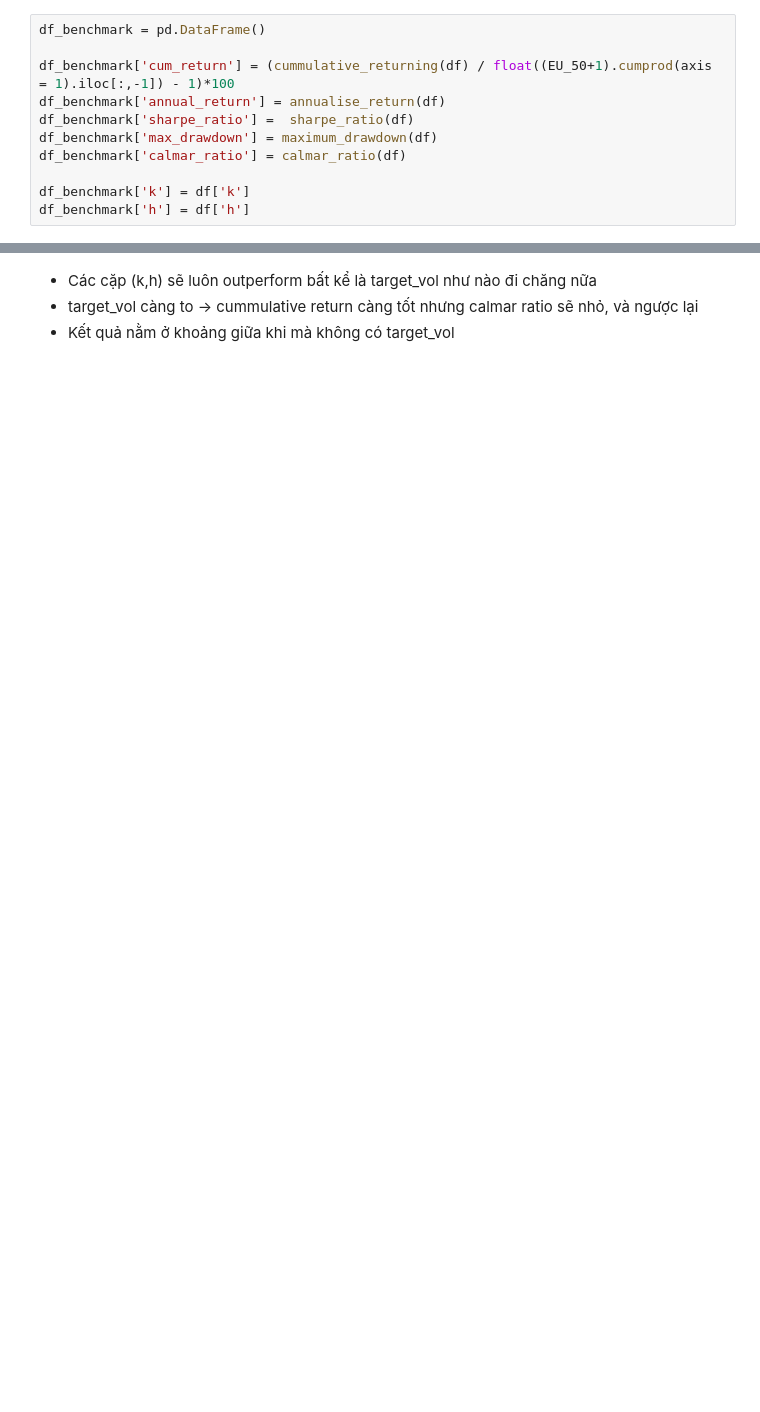
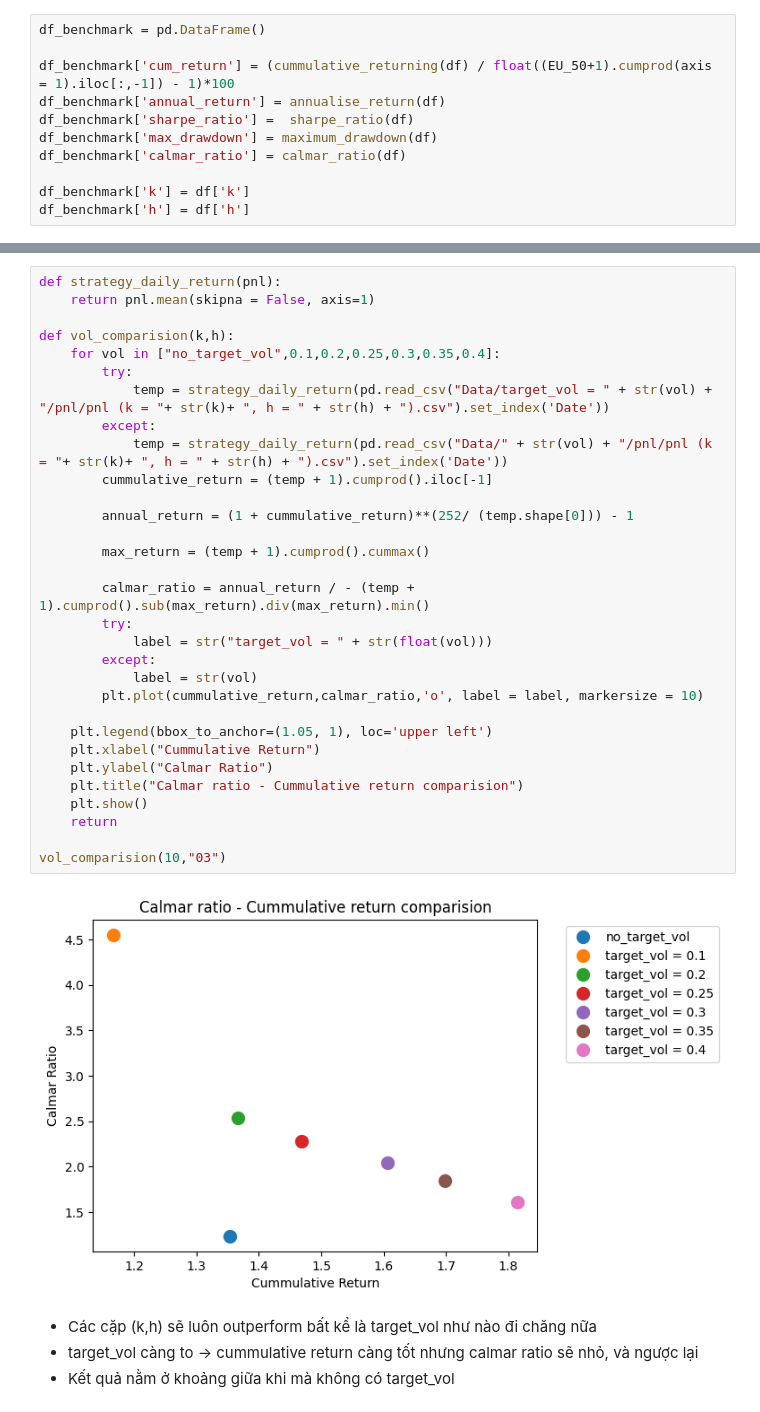
Before and after one commit to NotCodingWell/TSMOM, a Jupyter notebook: analysis.ipynb, the cells around one changed output, grey strips where cells are left out. Cells and saved outputs as stored; diff of their text form; blank space fills up the shorter version.

```diff
--- a/analysis.ipynb
+++ b/analysis.ipynb
@@ -302,3 +300,36 @@ create_heatmap(calmar_ratio_df, 'Calmar Ratio')
+# %%
+def strategy_daily_return(pnl):
+    return pnl.mean(skipna = False, axis=1)
+
+def vol_comparision(k,h):
+    for vol in ["no_target_vol",0.1,0.2,0.25,0.3,0.35,0.4]:
+        try:
+            temp = strategy_daily_return(pd.read_csv("Data/target_vol = " + str(vol) + "/pnl/pnl (k = "+ str(k)+ ", h = " + str(h) + ").csv").set_index('Date'))
+        except:
+            temp = strategy_daily_return(pd.read_csv("Data/" + str(vol) + "/pnl/pnl (k = "+ str(k)+ ", h = " + str(h) + ").csv").set_index('Date'))
+        cummulative_return = (temp + 1).cumprod().iloc[-1]
+
+        annual_return = (1 + cummulative_return)**(252/ (temp.shape[0])) - 1
+
+        max_return = (temp + 1).cumprod().cummax()
+
+        calmar_ratio = annual_return / - (temp + 1).cumprod().sub(max_return).div(max_return).min()
+        try:
+            label = str("target_vol = " + str(float(vol)))
+        except:
+            label = str(vol)
+        plt.plot(cummulative_return,calmar_ratio,'o', label = label, markersize = 10)
+
+    plt.legend(bbox_to_anchor=(1.05, 1), loc='upper left')
+    plt.xlabel("Cummulative Return")
+    plt.ylabel("Calmar Ratio")
+    plt.title("Calmar ratio - Cummulative return comparision")
+    plt.show()
+    return
+
+vol_comparision(10,"03")
+# %% [output]
+[figure, added]
 # %% [markdown]
 * Các cặp (k,h) sẽ luôn outperform bất kể là target_vol như nào đi chăng nữa
 * target_vol càng to -> cummulative return càng tốt nhưng calmar ratio sẽ nhỏ, và ngược lại
```
Also changed, not shown: parts of 5 cells of this notebook.
